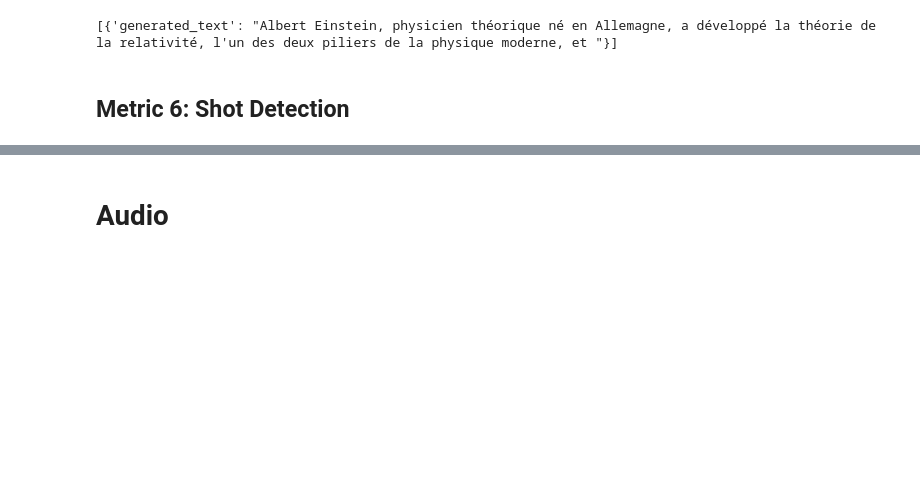
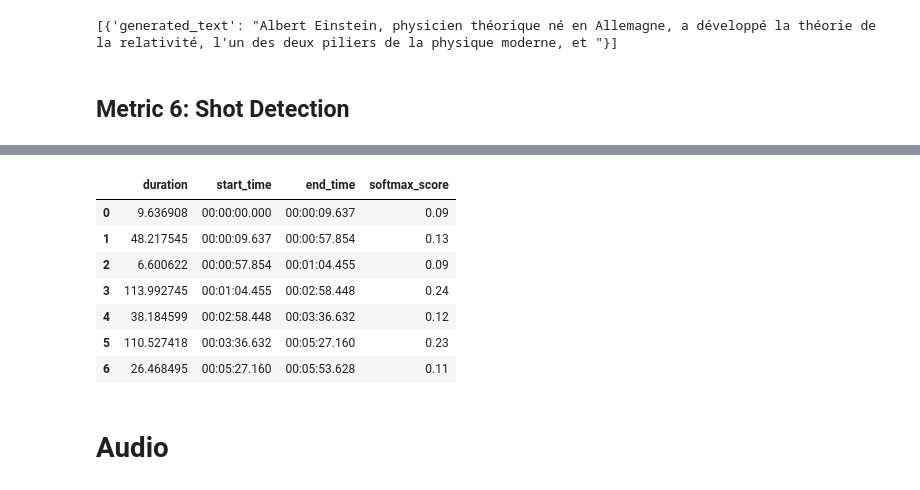
Before and after one commit to Dada-Tech/multimodal-video-trimming, a Jupyter notebook: MultiModal_Video_Summarization.ipynb, the cells around one changed output, grey strips where cells are left out. Saved outputs shown, nothing was run; the diff lists cells and outputs as text; code cells hidden in the pictures; blank space fills up the shorter version.

Commit message:
Metric 6 shot detection progress - working detection & scoring

```diff
--- a/MultiModal_Video_Summarization.ipynb
+++ b/MultiModal_Video_Summarization.ipynb
@@ -864,11 +847,7 @@ INFO:pyscenedetect:Detecting scenes...
 # %%
-# from scenedetect import detect, AdaptiveDetector, split_video_ffmpeg
+# Set a custom threshold for the AdaptiveDetector
+threshold_value = 25  # Lower values = more sensitive, higher values = less sensitive
 
-# # Set a custom threshold for the AdaptiveDetector
-# threshold_value = 25.0  # Lower values = more sensitive, higher values = less sensitive
+scene_list = detect(video_input, ContentDetector(threshold=threshold_value))
 
-# # Detect scenes with the custom threshold
-# scene_list = detect(video_input, AdaptiveDetector(threshold=threshold_value))
-
-# # Print the detected scenes
-# print("Detected scenes:", scene_list)
+notebook_mode_print(scene_list)
@@ -892,3 +856,29 @@ INFO:pyscenedetect:Detecting scenes...
+# %%
+scene_segments = [(end.get_seconds() - start.get_seconds(), start.get_timecode(), end.get_timecode())
+                  for start, end in scene_list]
+
+# Convert to DataFrame
+df_scenes = pd.DataFrame(scene_segments, columns=["duration", "start_time", "end_time"])
+
+# Min-Max Normalization
+durations_tensor = torch.tensor(df_scenes["duration"].values, dtype=torch.float32)
+normalized_durations = (durations_tensor - durations_tensor.min()) / (durations_tensor.max() - durations_tensor.min())
+
+# Apply softmax and round to 2 decimals
+df_scenes["softmax_score"] = torch.nn.functional.softmax(normalized_durations, dim=0).numpy()
+df_scenes["softmax_score"] = df_scenes["softmax_score"].round(2)
+
+
+notebook_mode_print(df_scenes)
+# %% [output]
+|  | duration | start_time | end_time | softmax_score |
+| 0 | 9.636908 | 00:00:00.000 | 00:00:09.637 | 0.09 |
+| 1 | 48.217545 | 00:00:09.637 | 00:00:57.854 | 0.13 |
+| 2 | 6.600622 | 00:00:57.854 | 00:01:04.455 | 0.09 |
+| 3 | 113.992745 | 00:01:04.455 | 00:02:58.448 | 0.24 |
+| 4 | 38.184599 | 00:02:58.448 | 00:03:36.632 | 0.12 |
+| 5 | 110.527418 | 00:03:36.632 | 00:05:27.160 | 0.23 |
+| 6 | 26.468495 | 00:05:27.160 | 00:05:53.628 | 0.11 |
 # %% [markdown]
 # Audio
 # %% [markdown]
```
Also changed, not shown: parts of 7 cells of this notebook.
